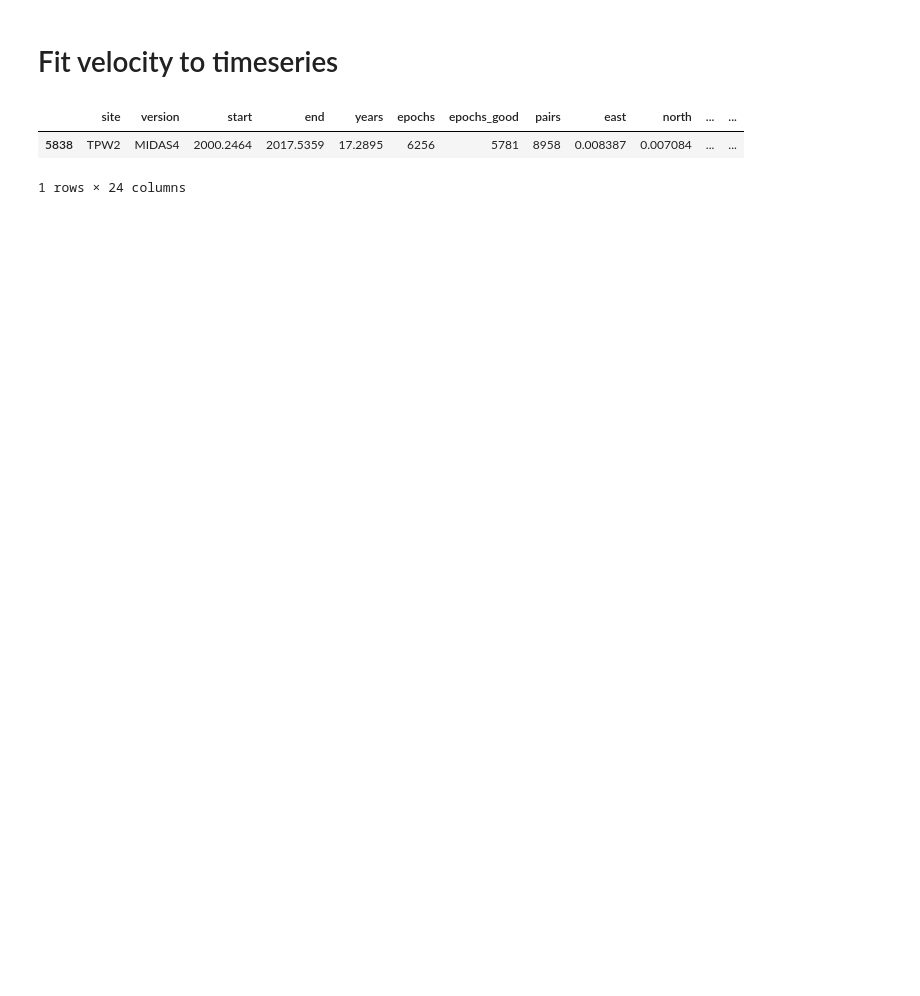
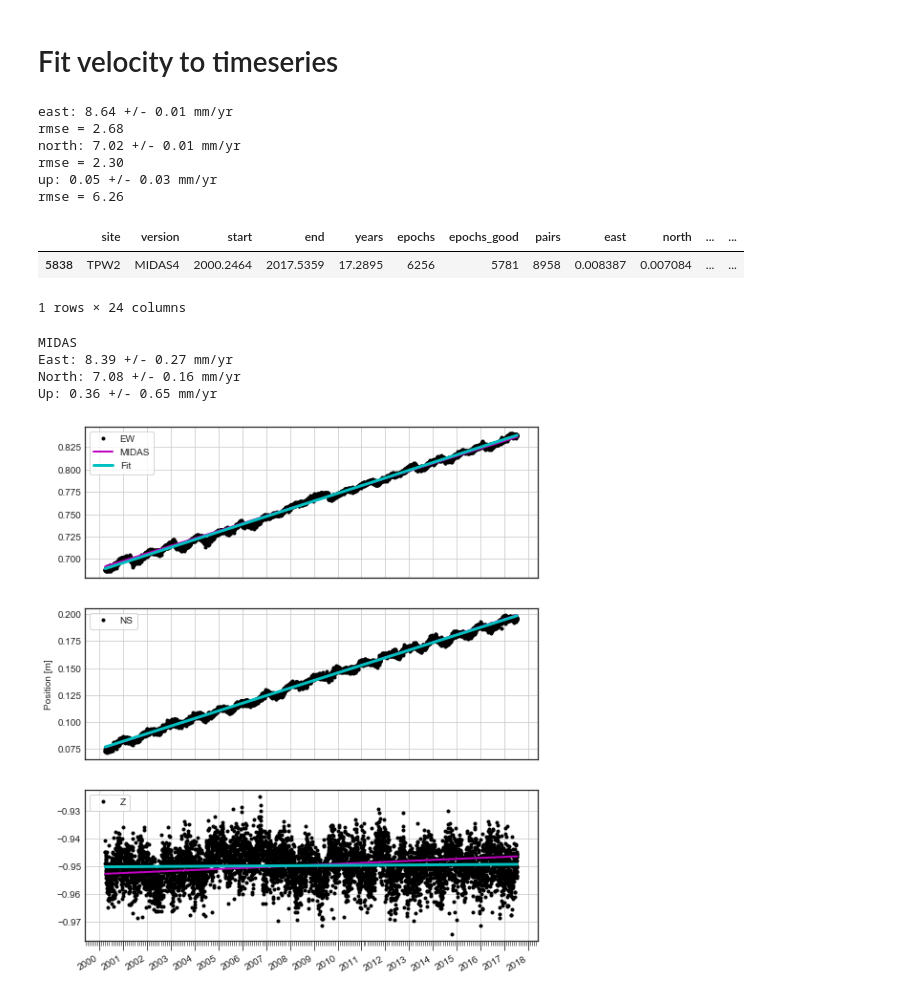
Before and after one commit to scottyhq/gpstools, a Jupyter notebook: Demo_UNGL.ipynb, the cells around one changed output. Saved outputs shown, nothing was run; the diff lists cells and outputs as text; code cells hidden in the pictures; blank space fills up the shorter version.

```diff
--- a/Demo_UNGL.ipynb
+++ b/Demo_UNGL.ipynb
@@ -142,5 +309,27 @@ gl.yformatter = LATITUDE_FORMATTER
 # %% [markdown]
 # Fit velocity to timeseries
+# %%
+dfF = gps.analysis.fit_linear(df)
+# %%
+# Table of values
+for comp in ['east','north','up']:
+    x = df.decyear
+    y = df[comp]
+    z,cov = np.polyfit(x, y, 1, cov=True)
+    p = np.poly1d(z)
+    #print(p)
+    stderr = 2*np.sqrt(np.diag(cov))
+    print('{}: {:.2f} +/- {:.2f} mm/yr'.format(comp, z[0]*1e3, stderr[0]*1e3))
+    residuals = (p(x) - y)*1e3
+    rmse = np.sqrt((np.sum(residuals**2) / residuals.size))
+    print('rmse = {:.2f}'.format(rmse))
+# %% [output]
+east: 8.64 +/- 0.01 mm/yr
+rmse = 2.68
+north: 7.02 +/- 0.01 mm/yr
+rmse = 2.30
+up: 0.05 +/- 0.03 mm/yr
+rmse = 6.26
 # %%
 # Load MIDAS information
 dfm = gps.ungl.load_midas(station, refframe)
@@ -163,0 +342,15 @@ df[p1]
+# %%
+print('MIDAS')
+print('east: {:.2f} +/- {:.2f} mm/yr'.format(dfm.east.values[0]*1e3, dfm.err_e.values[0]*1e3))
+print('north: {:.2f} +/- {:.2f} mm/yr'.format(dfm.north.values[0]*1e3, dfm.err_n.values[0]*1e3))
+print('up: {:.2f} +/- {:.2f} mm/yr'.format(dfm.up.values[0]*1e3, dfm.err_u.values[0]*1e3))
+# %% [output]
+MIDAS
+East: 8.39 +/- 0.27 mm/yr
+North: 7.08 +/- 0.16 mm/yr
+Up: 0.36 +/- 0.65 mm/yr
+# %%
+dfM = gps.ungl.add_midas(df, dfm)
+gps.plot.all(df,dfFit=dfF, dfMidas=dfM)
+# %% [output]
+[figure, added]
```
Also changed, not shown: parts of 13 cells of this notebook, 8 other files.
